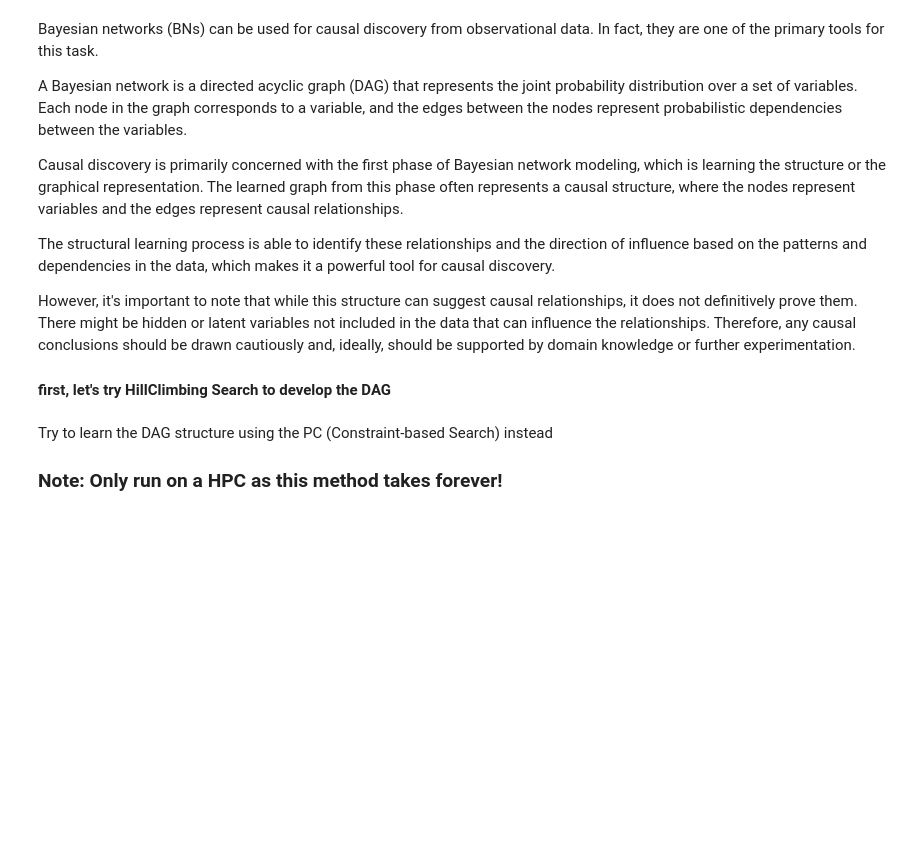
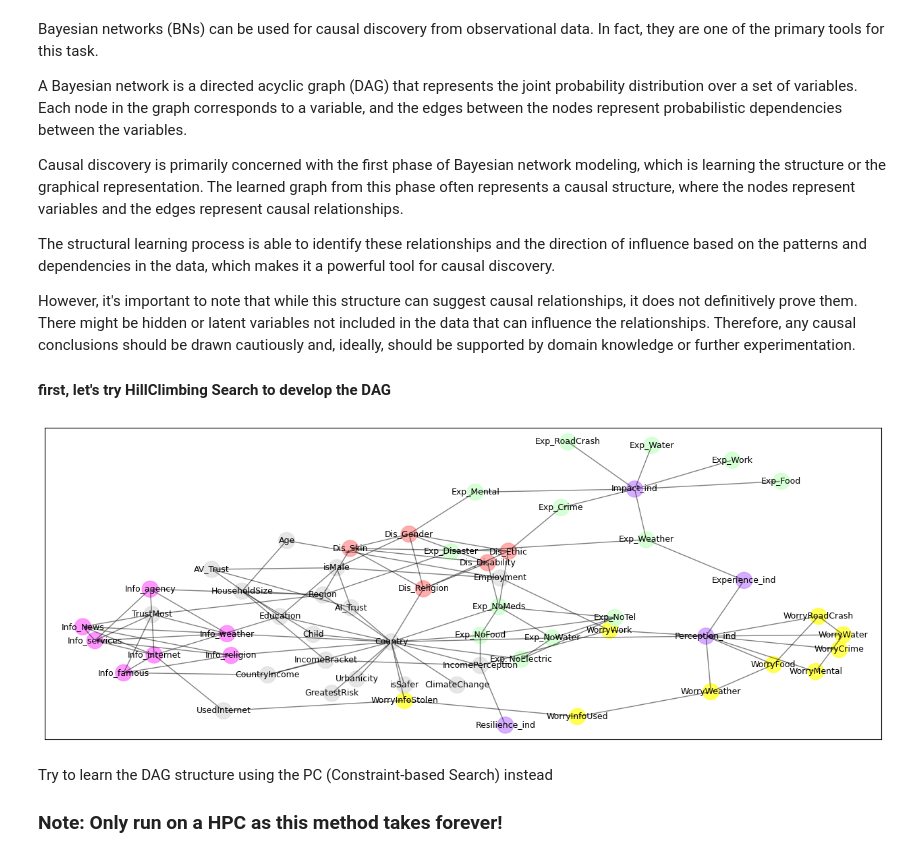
Before and after one commit to leminhkieu/Perception-experience-and-resilience-to-risks-a-global-analysis, a Jupyter notebook: Codes/Causal_discovery_inference_v2.ipynb, the cells around one changed output. Saved outputs shown, nothing was run; the diff lists cells and outputs as text; code cells hidden in the pictures; blank space fills up the shorter version.

```diff
--- a/Codes/Causal_discovery_inference_v2.ipynb
+++ b/Codes/Causal_discovery_inference_v2.ipynb
@@ -240,11 +252,12 @@ Index(['Country', 'GlobalRegion', 'CountryIncomeLevel2021', 'Age', 'Education',
 # %%
-df2.columns = ['Country', 'Region', 'CountryIncomeLevel', 'Age', 'Education', 'IncomePerception',
-       'IncomeBracket', 'Employment', 'Urbanicity', 'HouseholdSize','Child', 'MoreOrLessSafe','GreatestRisk','ClimateChange',
+df2.columns = ['Country', 'Region', 'CountryIncome', 'Age', 'Education', 'IncomePerception',
+       'IncomeBracket', 'Employment', 'Urbanicity', 'HouseholdSize','Child', 'isSafer','GreatestRisk','ClimateChange',
        'WorryFood','WorryWater','WorryCrime','WorryWeather','WorryRoadCrash','WorryMental','WorryWork',
-       'ExperienceFood','ExperienceWater','ExperienceCrime','ExperienceWeather','ExperienceRoadCrash','ExperienceMental','ExperienceWork',
+       'Exp_Food','Exp_Water','Exp_Crime','Exp_Weather','Exp_RoadCrash','Exp_Mental','Exp_Work',
        'UsedInternet','WorryInfoStolen','WorryInfoUsed','AV_Trust','AI_Trust',
-       'Info_weather', 'Info_agency', 'Info_News', 'Info_religion', 'Info_famous', 'Info_services', 'Info_internet','TrustMost',
-       'TrustMost','ExperienceDisaster','WithoutElectricity','WithoutWater','WithoutFood','WithoutMedicine','WithoutTelephone',
-       'DiscriminationSkin', 'DiscriminationReligion', 'DiscriminationEthic', 'DiscriminationGender',
-       'DiscriminationDisability', 'Perception_ind', 'Experience_ind','Resilience_ind', 'isMale']
+       'Info_weather', 'Info_agency', 'Info_News', 'Info_religion', 'Info_famous', 'Info_services', 'Info_internet',
+       'TrustMost','Exp_Disaster',
+       'Exp_NoElectric','Exp_NoWater','Exp_NoFood','Exp_NoMeds','Exp_NoTel',
+       'Dis_Skin', 'Dis_Religion', 'Dis_Ethic', 'Dis_Gender',
+       'Dis_Disability', 'Perception_ind', 'Impact_ind','Experience_ind','Resilience_ind', 'isMale']
 df2.info()
@@ -287,30 +303,50 @@ plt.show()
+# %%
+G = nx.DiGraph()
+G.add_edges_from(best_model.edges())
+
+# Use pygraphviz to create the layout
+pos = graphviz_layout(G, prog='neato')
 # %%
 import matplotlib.pyplot as plt
-fig, ax = plt.subplots(figsize=(14,6))
+fig, ax = plt.subplots(figsize=(16,6))
 
 
 # assign colors to nodes based on their names
 colors = []
 for node in G.nodes():
     if 'Without' in node:
         colors.append('#9999FF')
     elif '_ind' in node:
         colors.append('#CC99FF')
     elif 'Info_' in node:
         colors.append('#FF7DFF')
-    elif 'Discrimination' in node:
+    elif 'Dis_' in node:
         colors.append('#FF9999')
-    elif 'n_' in node:
+    elif 'Exp_' in node:
         colors.append('#CCFFCC')
-    elif 'o_' in node:
+    elif 'Worry' in node:
         colors.append('#FFFF2B')
     else:
         colors.append('#E0E0E0')
 
-nx.draw(G, pos, with_labels=True, arrowsize=3, node_size=300, node_color = colors, alpha=0.8, font_size=10, ax=ax)
+# Offset the labels to avoid overlaps
+pos_labels = {node: (x, y - 10) for node, (x, y) in pos.items()}
+
+# Draw nodes
+nx.draw_networkx_nodes(G, pos, node_size=300, node_color=colors, alpha=0.8, ax=ax)
+
+# Draw edges with transparency
+for (u, v) in G.edges():
+    ax.annotate("", xy=pos[v], xytext=pos[u],
+                arrowprops=dict(arrowstyle="-", alpha=0.5, lw=1))
+
+# Draw labels
+nx.draw_networkx_labels(G, pos, font_size=9, ax=ax)
 
 plt.savefig('../Figures/causalnetwork.pdf',bbox_inches='tight')
 plt.show()
+# %% [output]
+[figure, added]
 # %%
 with open("../Data/DAG.gpickle", 'wb') as f:
     pickle.dump(G, f, pickle.HIGHEST_PROTOCOL)
```
Also changed, not shown: parts of 3 cells of this notebook, 1 other file.
